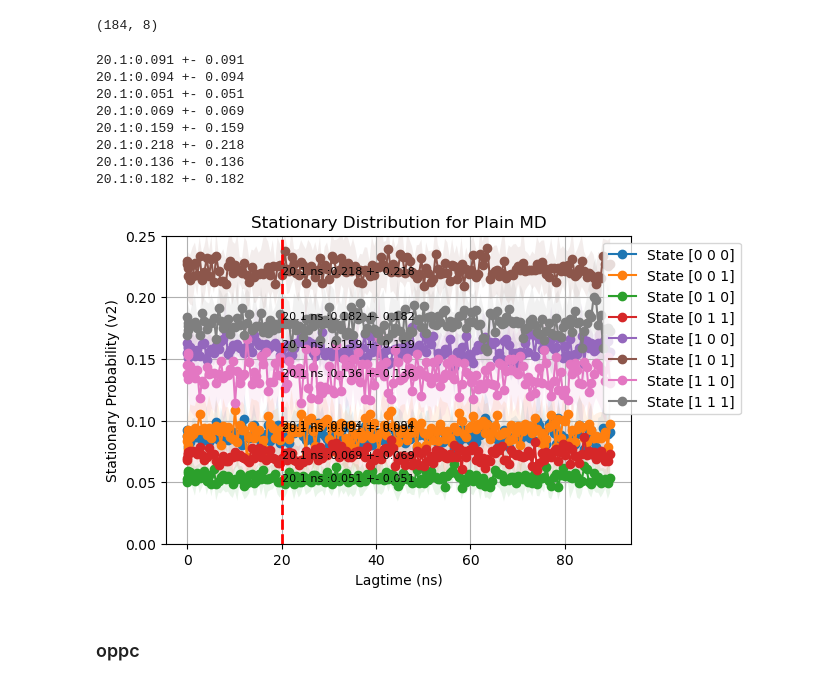
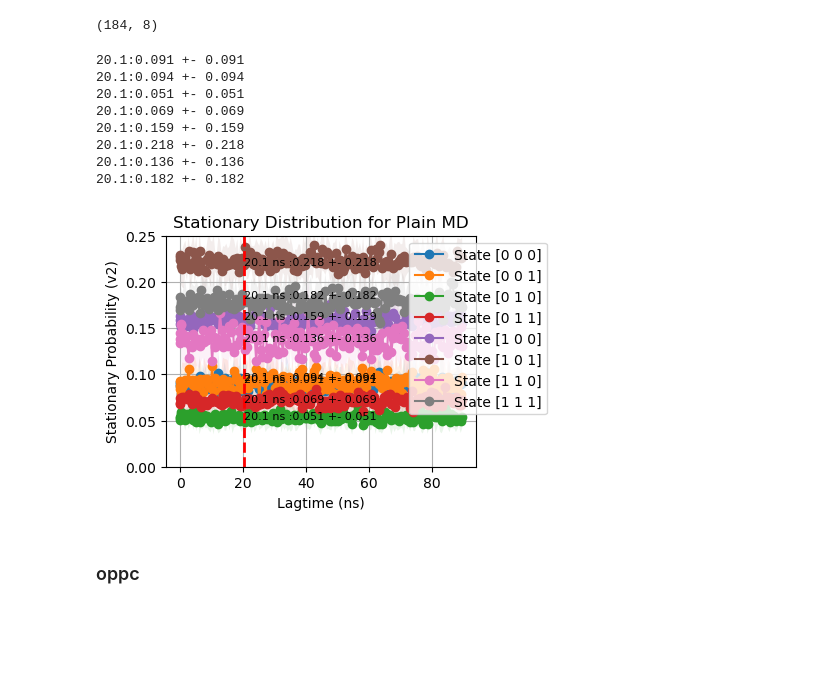
Before and after one commit to starwingc/peptoid_ESM, a Jupyter notebook: Analysis/stationary_population_8_comform.ipynb, the cells around one changed output. Drawn from its saved outputs; the diff is of its cells as text; code cells hidden in the pictures; blank space fills up the shorter version.

```diff
--- a/Analysis/stationary_population_8_comform.ipynb
+++ b/Analysis/stationary_population_8_comform.ipynb
@@ -609,7 +613,7 @@ meta_opp_pi_all_means.shape
 # %% [output]
 (184, 8)
 # %%
-plt.figure(figsize=(6, 4))
+plt.figure(figsize=(4, 3))
 state_to_plot = range(8)  # Fix: Select states 0 to 7
 
 # Loop through selected states and plot each separately
@@ -620,34 +624,34 @@ for i, state in enumerate(state_to_plot):
     plt.fill_between(meta_opp_lagtimes_ns,
                      meta_opp_pi_all_means[:, i] + meta_opp_pi_all_stds[:, i],  # Upper bound
                      meta_opp_pi_all_means[:, i] - meta_opp_pi_all_stds[:, i],  # Lower bound
                      alpha=0.1)
 
     # Annotate the first point with its value
     first_x = meta_opp_lagtimes_ns[44]
     first_y = meta_opp_pi_all_means[44, i]
     first_y_var = meta_opp_pi_all_means[44, i]
     plt.text(first_x, first_y,  f"{first_x} ns :{first_y:.3f} +- {first_y_var:.3f}", fontsize=8)
     print(f"{first_x}:{first_y:.3f} +- {first_y_var:.3f}")
 
 plt.axvline(x=first_x, color='r', linestyle='--', linewidth=2)
 
 plt.xlabel('Lagtime (ns)')
 plt.ylabel('Stationary Probability (v2)')
 plt.title('Stationary Distribution for Plain MD')
 plt.legend(loc='upper right', bbox_to_anchor=(1.25, 1))
 plt.ylim(0, 0.25)
 plt.grid(True)
 plt.show()
 # %% [output]
 20.1:0.091 +- 0.091
 20.1:0.094 +- 0.094
 20.1:0.051 +- 0.051
 20.1:0.069 +- 0.069
 20.1:0.159 +- 0.159
 20.1:0.218 +- 0.218
 20.1:0.136 +- 0.136
 20.1:0.182 +- 0.182
-[figure, old version]
+[figure, new version]
 # %% [markdown]
 ### oppc
 # %%
```
Also changed, not shown: parts of 13 cells of this notebook, 1 other file.
